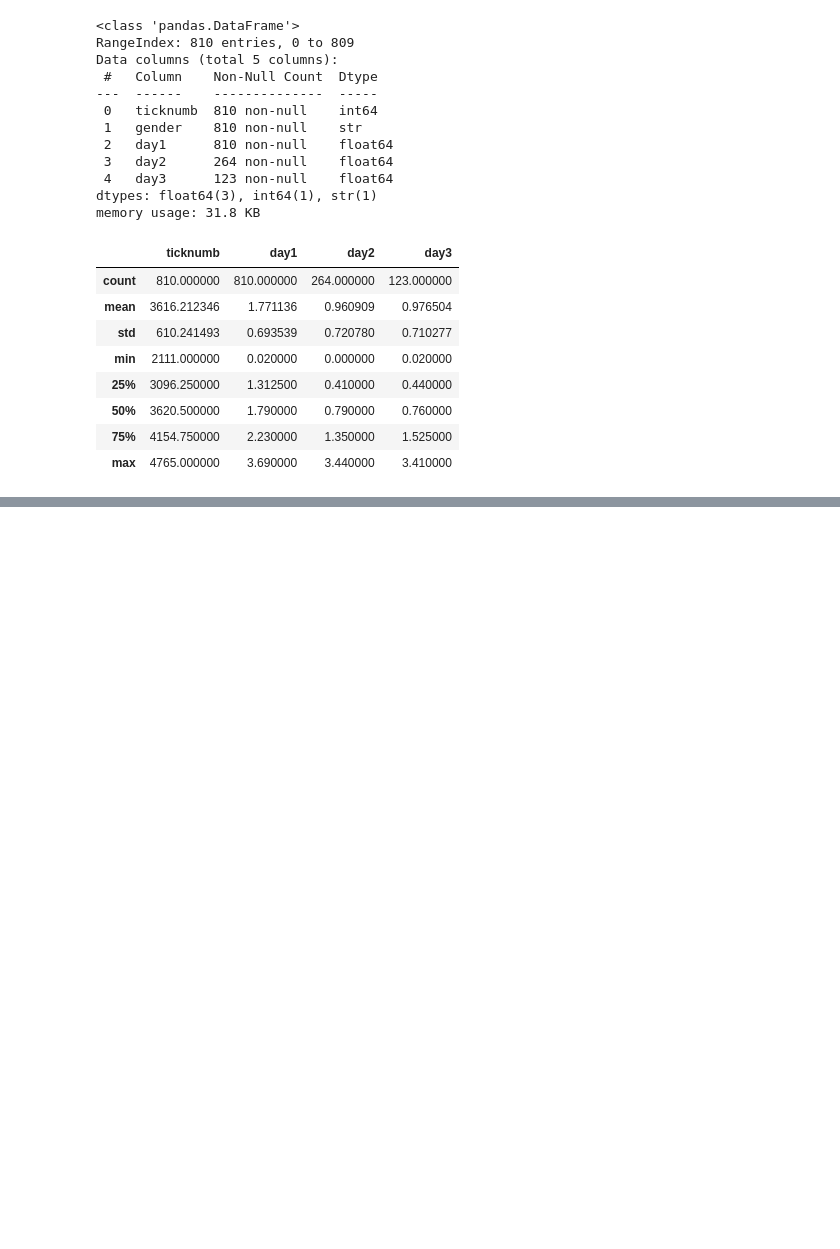
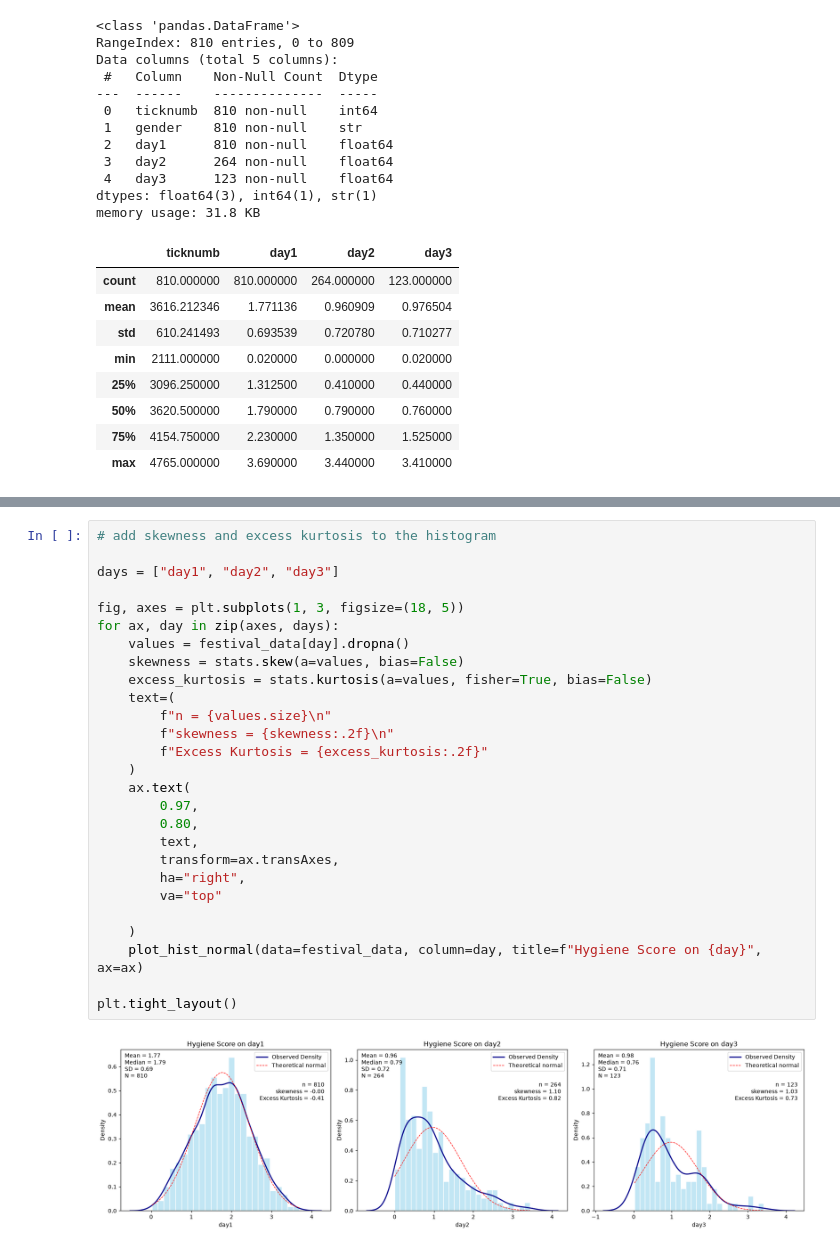
Before and after one commit to m-abdelkawy/data-analysis-msc, a Jupyter notebook: courses/ana500_foundations-of-data-analytics/module03_assumptions_correlation_analysis/week05_explore_transform_data_for_assumptions/python/01_download_festival.ipynb, the cells around one changed output, grey strips where cells are left out. Saved outputs shown, nothing was run; the diff lists cells and outputs as text; blank space fills up the shorter version.

```diff
--- a/courses/ana500_foundations-of-data-analytics/module03_assumptions_correlation_analysis/week05_explore_transform_data_for_assumptions/python/01_download_festival.ipynb
+++ b/courses/ana500_foundations-of-data-analytics/module03_assumptions_correlation_analysis/week05_explore_transform_data_for_assumptions/python/01_download_festival.ipynb
@@ -113,0 +199,29 @@ for day in ("day1", "day2", "day3"):
+# %%
+# add skewness and excess kurtosis to the histogram
+
+days = ["day1", "day2", "day3"]
+
+fig, axes = plt.subplots(1, 3, figsize=(18, 5))
+for ax, day in zip(axes, days):
+    values = festival_data[day].dropna()
+    skewness = stats.skew(a=values, bias=False)
+    excess_kurtosis = stats.kurtosis(a=values, fisher=True, bias=False)
+    text=(
+        f"n = {values.size}\n"
+        f"skewness = {skewness:.2f}\n"
+        f"Excess Kurtosis = {excess_kurtosis:.2f}"
+    )
+    ax.text(
+        0.97,
+        0.80,
+        text,
+        transform=ax.transAxes,
+        ha="right",
+        va="top"
+
+    )
+    plot_hist_normal(data=festival_data, column=day, title=f"Hygiene Score on {day}", ax=ax)
+
+plt.tight_layout()
+# %% [output]
+[figure, added]
```
Also changed, not shown: parts of 10 cells of this notebook, 18 other files.
